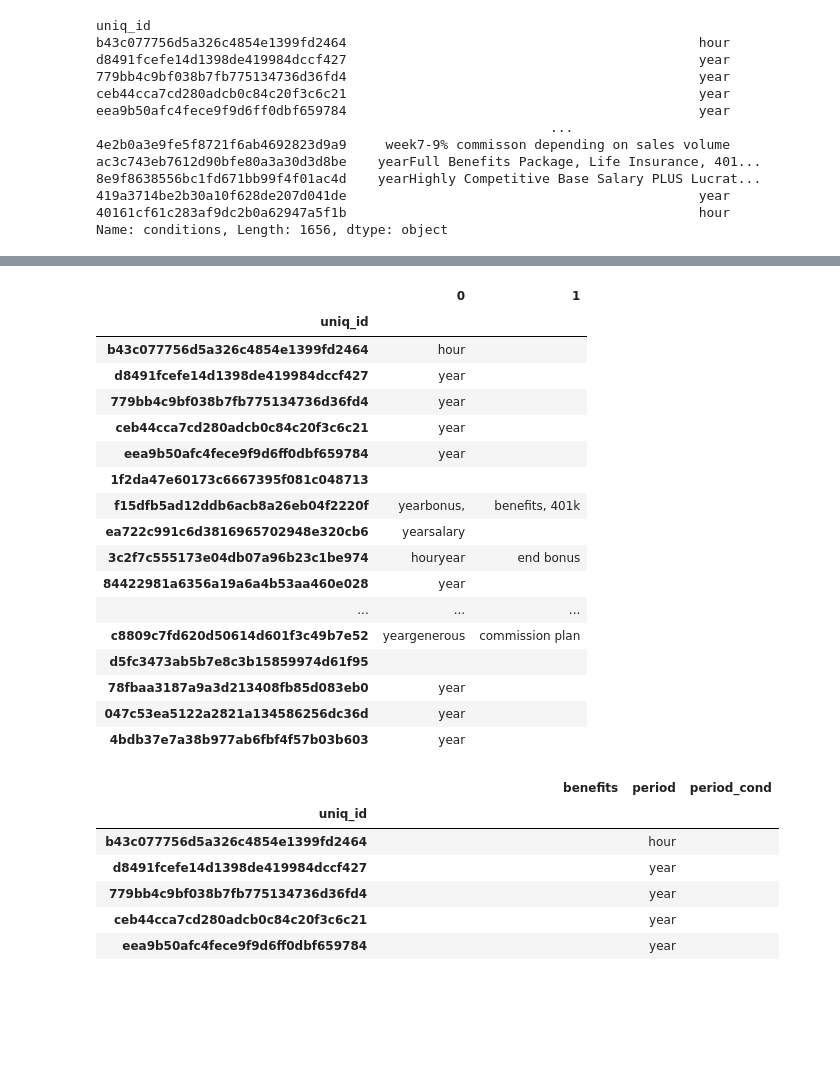
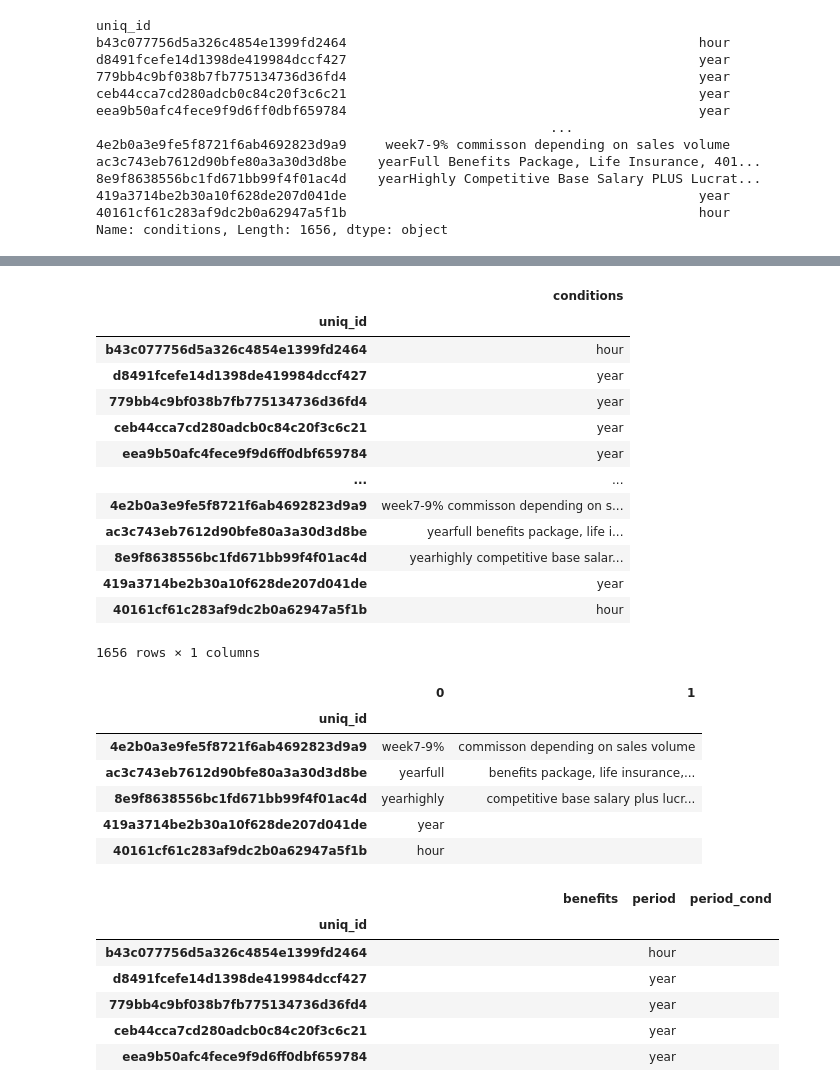
Before and after one commit to yohan-alfonso/Data_Cleansing_with_Python, a Jupyter notebook: main.ipynb, the cells around one changed output, grey strips where cells are left out. Drawn from its saved outputs; the diff is of its cells as text; code cells hidden in the pictures; blank space fills up the shorter version.

```diff
--- a/main.ipynb
+++ b/main.ipynb
@@ -33,7 +33,7 @@ from pyarrow import csv, parquet
 ### Lets load CVS file to work with it
 # %%
 
-df = pd.read_csv("Data/monster_com-job_sample.csv")
+df = pd.read_csv("Data/monster_com-job_sample.csv",encoding="utf-8")
 # %%
 type(df)
 # Lets find out the type of the dataset,offcourse it has to  be pandas
@@ -626,26 +551,36 @@ df_noempty_cond_2_
+# %%
+#-----------CD------------------
+df_noempty_cond_2= df_noempty_cond_2.str.lower()
+df_noempty_cond_2_ = df_noempty_cond_2.to_frame()
+df_noempty_cond_2_
+#It is always better to lower characters in order to have uniformity queries work better an easy when data is uniform
+# %% [output]
+|  | conditions |
+| uniq_id |  |
+| b43c077756d5a326c4854e1399fd2464 | hour |
+| d8491fcefe14d1398de419984dccf427 | year |
+| 779bb4c9bf038b7fb775134736d36fd4 | year |
+| ceb44cca7cd280adcb0c84c20f3c6c21 | year |
+| eea9b50afc4fece9f9d6ff0dbf659784 | year |
+| ... | ... |
+| 4e2b0a3e9fe5f8721f6ab4692823d9a9 | week7-9% commisson depending on s... |
+| ac3c743eb7612d90bfe80a3a30d3d8be | yearfull benefits package, life i... |
+| 8e9f8638556bc1fd671bb99f4f01ac4d | yearhighly competitive base salar... |
+| 419a3714be2b30a10f628de207d041de | year |
+| 40161cf61c283af9dc2b0a62947a5f1b | hour |
+1656 rows × 1 columns
 # %%
 df_noempty_cond_split = df_noempty_cond_2_['conditions'].str.split(' ',n=1 ,expand=True)
 df_noempty_cond_3 = df_noempty_cond_split.replace([None], '', regex=True)
-df_noempty_cond_3.head(20)
+df_noempty_cond_3.tail(5)
 # %% [output]
 |  | 0 | 1 |
 | uniq_id |  |  |
-| b43c077756d5a326c4854e1399fd2464 | hour |  |
-| d8491fcefe14d1398de419984dccf427 | year |  |
-| 779bb4c9bf038b7fb775134736d36fd4 | year |  |
-| ceb44cca7cd280adcb0c84c20f3c6c21 | year |  |
-| eea9b50afc4fece9f9d6ff0dbf659784 | year |  |
-| 1f2da47e60173c6667395f081c048713 |  |  |
-| f15dfb5ad12ddb6acb8a26eb04f2220f | yearbonus, | benefits, 401k |
-| ea722c991c6d3816965702948e320cb6 | yearsalary |  |
-| 3c2f7c555173e04db07a96b23c1be974 | houryear | end bonus |
-| 84422981a6356a19a6a4b53aa460e028 | year |  |
-| ... | ... | ... |
-| c8809c7fd620d50614d601f3c49b7e52 | yeargenerous | commission plan |
-| d5fc3473ab5b7e8c3b15859974d61f95 |  |  |
-| 78fbaa3187a9a3d213408fb85d083eb0 | year |  |
-| 047c53ea5122a2821a134586256dc36d | year |  |
-| 4bdb37e7a38b977ab6fbf4f57b03b603 | year |  |
+| 4e2b0a3e9fe5f8721f6ab4692823d9a9 | week7-9% | commisson depending on sales volume |
+| ac3c743eb7612d90bfe80a3a30d3d8be | yearfull | benefits package, life insurance,... |
+| 8e9f8638556bc1fd671bb99f4f01ac4d | yearhighly | competitive base salary plus lucr... |
+| 419a3714be2b30a10f628de207d041de | year |  |
+| 40161cf61c283af9dc2b0a62947a5f1b | hour |  |
 # %%
 df_noempty_cond_3['period'] = df_noempty_cond_3[0].astype(str).str[0:4]
 df_noempty_cond_3['period_cond'] = df_noempty_cond_3[0].astype(str).str[4:-1]
```
Also changed, not shown: parts of 62 cells of this notebook.
